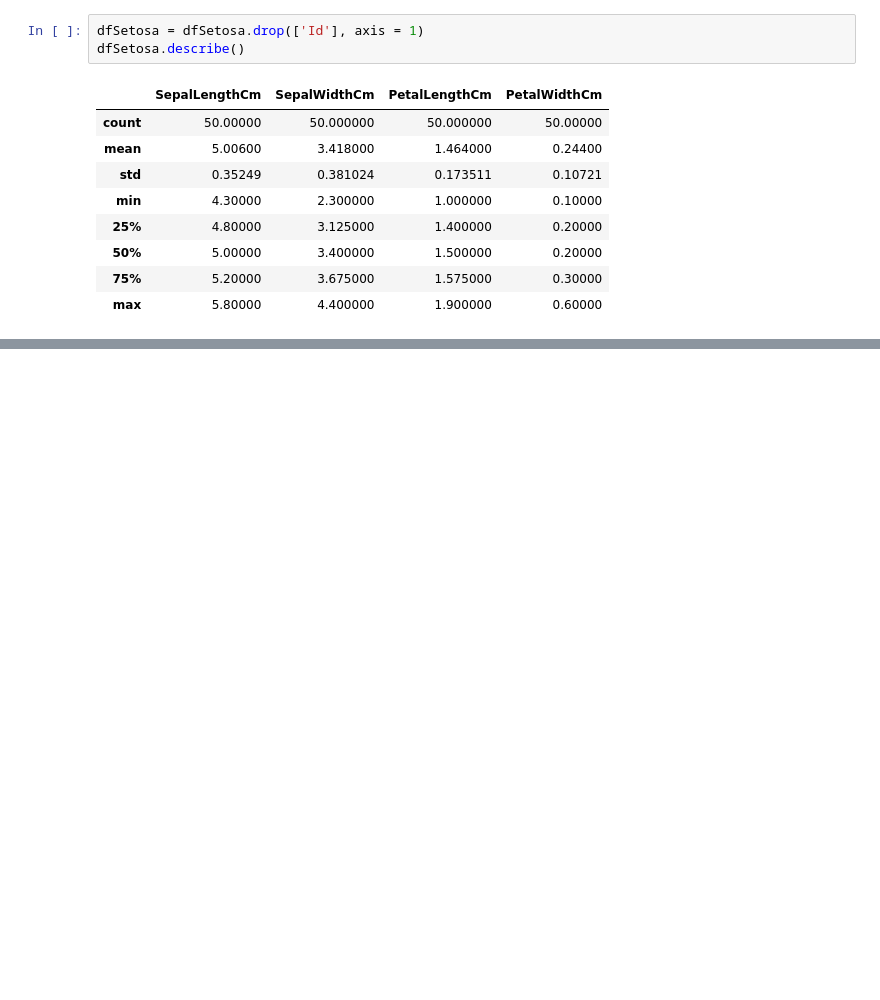
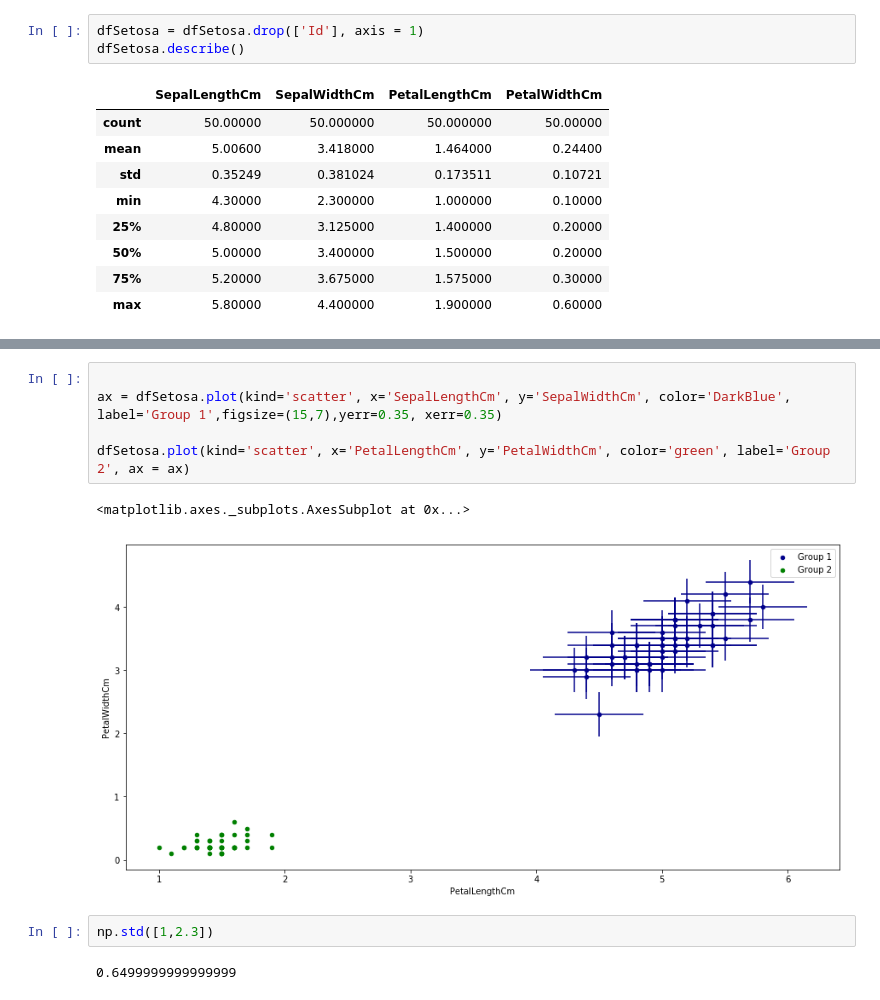
Before and after one commit to Slawak1/pands-project, a Jupyter notebook: IrisProject2019.ipynb, the cells around one changed output, grey strips where cells are left out. Cells and saved outputs as stored; diff of their text form; blank space fills up the shorter version.

```diff
--- a/IrisProject2019.ipynb
+++ b/IrisProject2019.ipynb
@@ -258,0 +275,12 @@ Cross Table shows that `32%` of Iris Setosa Sepal Lengths is `5.1` and `5.2` len
+# %%
+
+ax = dfSetosa.plot(kind='scatter', x='SepalLengthCm', y='SepalWidthCm', color='DarkBlue', label='Group 1',figsize=(15,7),yerr=0.35, xerr=0.35)
+
+dfSetosa.plot(kind='scatter', x='PetalLengthCm', y='PetalWidthCm', color='green', label='Group 2', ax = ax)
+# %% [output]
+<matplotlib.axes._subplots.AxesSubplot at 0x...>
+[figure, added]
+# %%
+np.std([1,2.3])
+# %% [output]
+0.6499999999999999
```
Also changed, not shown: parts of 14 cells of this notebook.
